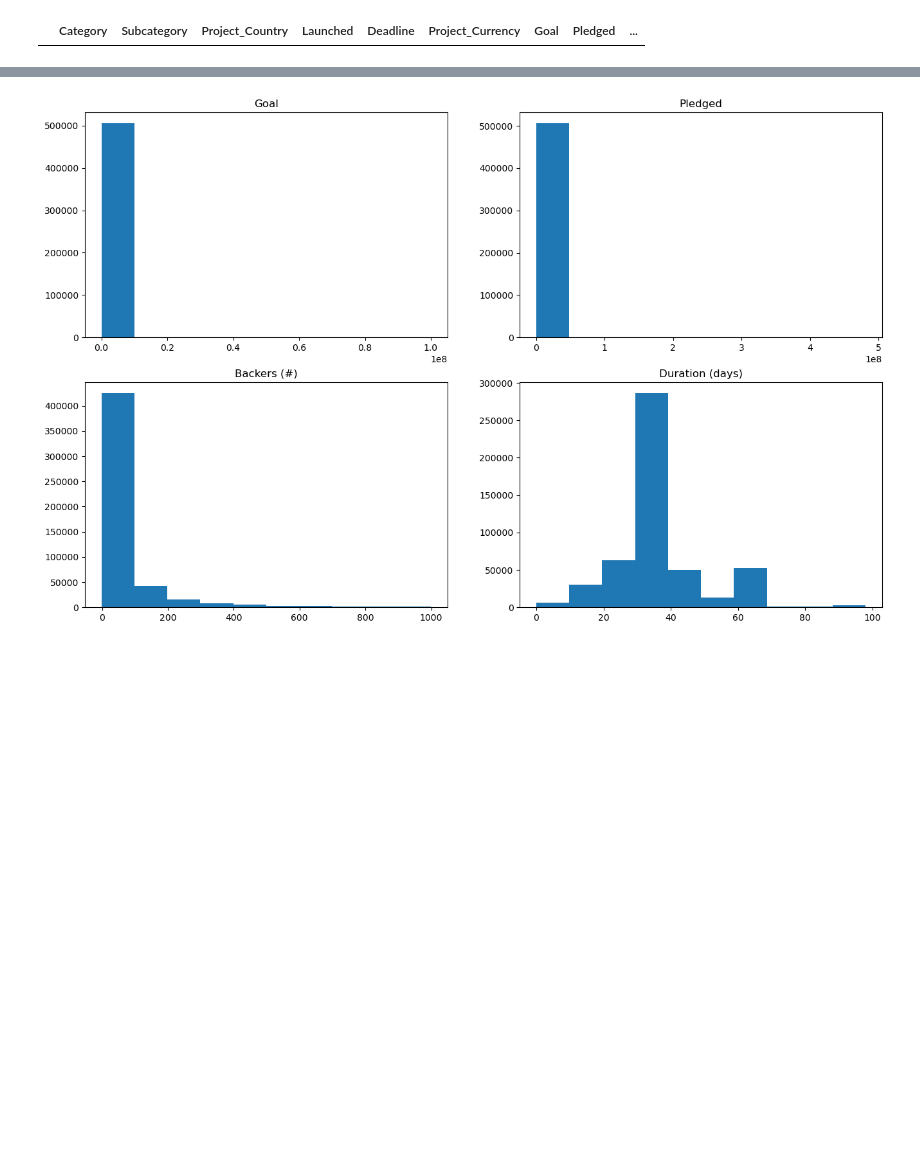
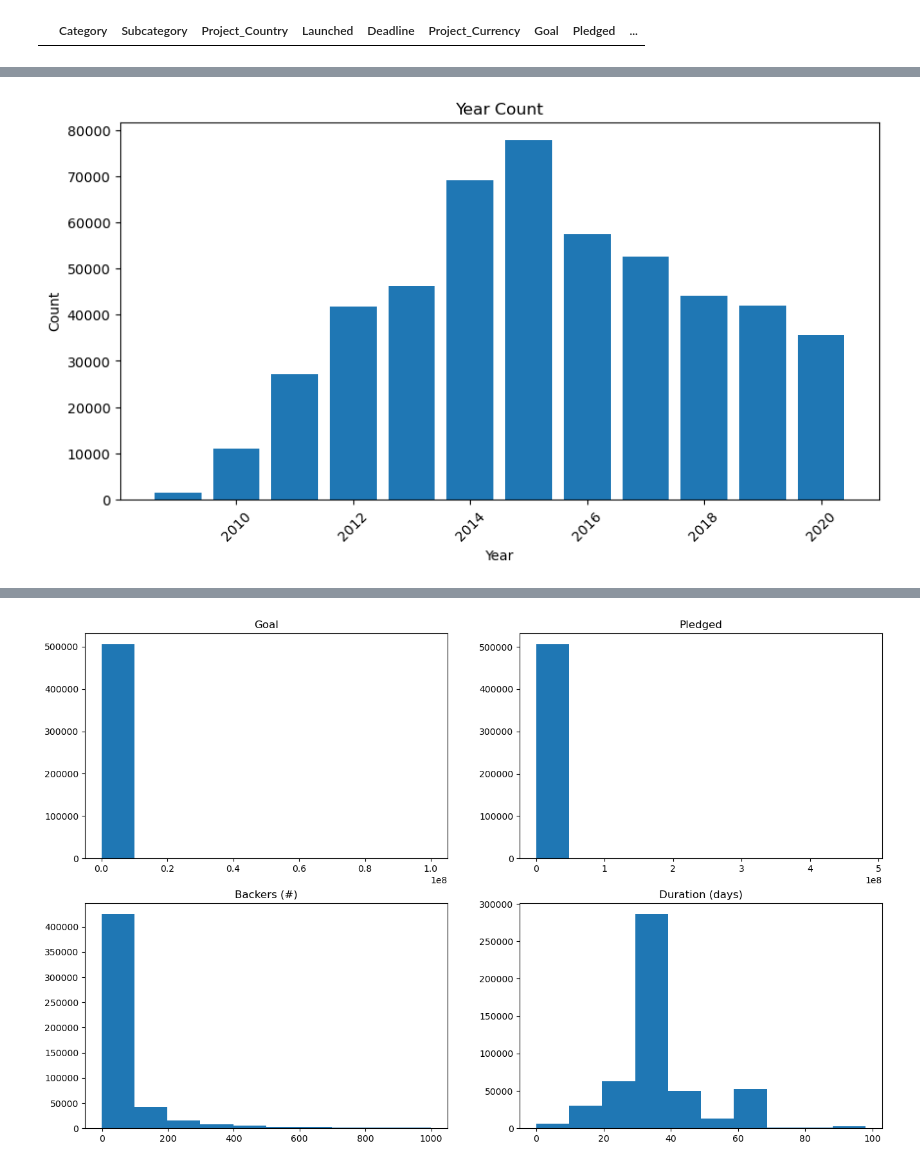
Before and after one commit to SBangarh/Kickstarter_analysis, a Jupyter notebook: eda.ipynb, the cells around one changed output, grey strips where cells are left out. Saved outputs shown, nothing was run; the diff lists cells and outputs as text; code cells hidden in the pictures; blank space fills up the shorter version.

Commit message:
Explore success rate by year and month. Need to look at data distribution and transform data

```diff
--- a/eda.ipynb
+++ b/eda.ipynb
@@ -587,0 +527,5 @@ working_copy.sample(10)
+# %%
+#add columns for Year and Month
+
+working_copy['Year'] = working_copy['Launched'].dt.year
+working_copy['Month'] = working_copy['Launched'].dt.month
@@ -587,0 +539,8 @@ working_copy.sample(10)
+# %%
+#get campaign counts per year, per month, success/fail rate for both too, top category per year and month
+
+#campaign counts per year
+counts_year = get_counts(working_copy, 'Year')
+graph_counts(counts_year, 'Year', 'Count', (10, 5))
+# %% [output]
+[figure, added]
```
Also changed, not shown: parts of 15 cells of this notebook.
